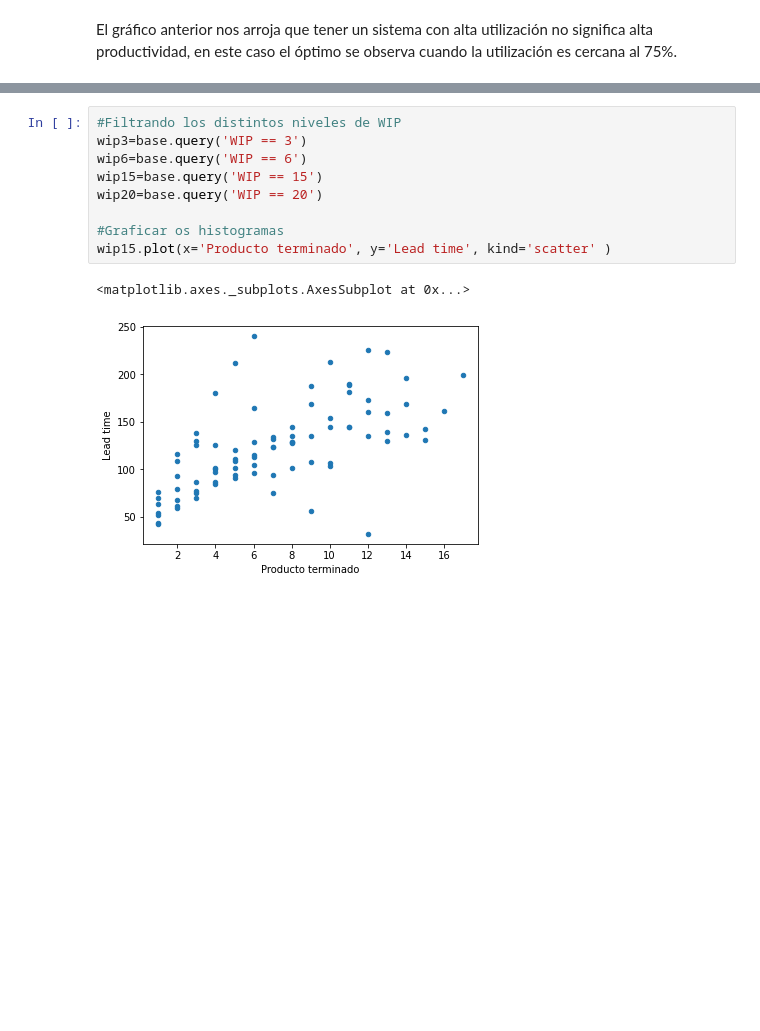
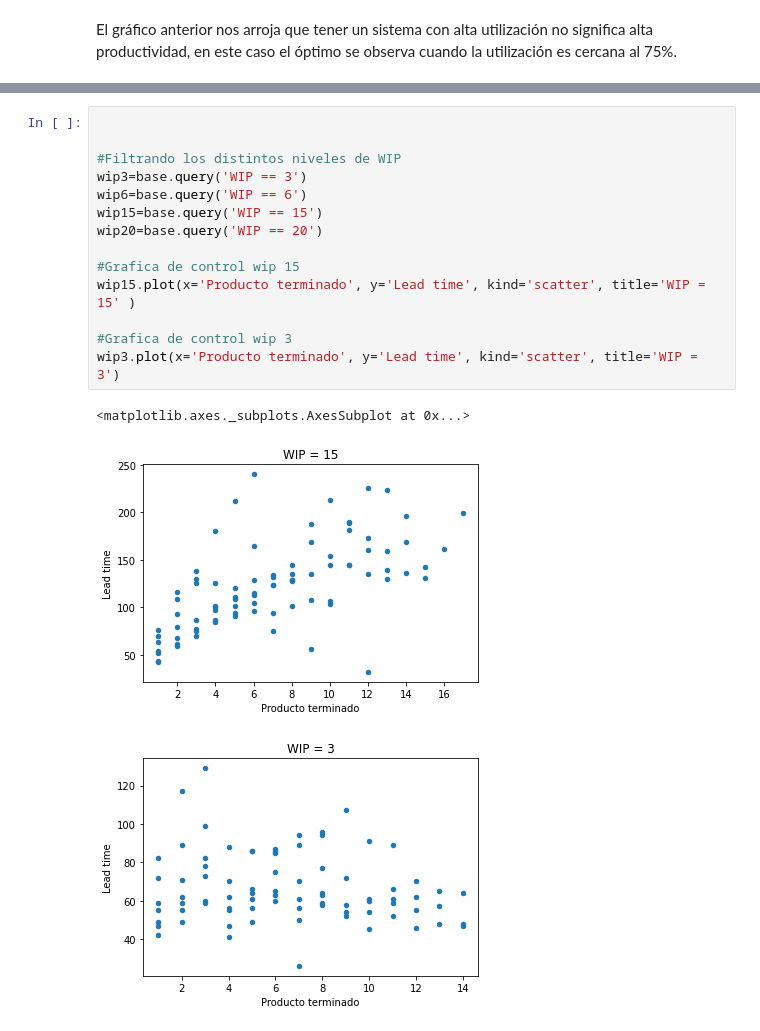
Before and after one commit to robertomoragad/Estadistica, a Jupyter notebook: Analiticas_Kanban_con_pandas.ipynb, the cells around one changed output, grey strips where cells are left out. Drawn from its saved outputs; the diff is of its cells as text; blank space fills up the shorter version.

```diff
--- a/Analiticas_Kanban_con_pandas.ipynb
+++ b/Analiticas_Kanban_con_pandas.ipynb
@@ -208,12 +222,18 @@ Espero que este documento sirva de ejemplo para comprender un sistema de flujo,
 # %%
+
+
 #Filtrando los distintos niveles de WIP
 wip3=base.query('WIP == 3')
 wip6=base.query('WIP == 6')
 wip15=base.query('WIP == 15')
 wip20=base.query('WIP == 20')
 
-#Graficar os histogramas
-wip15.plot(x='Producto terminado', y='Lead time', kind='scatter' )
+#Grafica de control wip 15
+wip15.plot(x='Producto terminado', y='Lead time', kind='scatter', title='WIP = 15' )
+
+#Grafica de control wip 3
+wip3.plot(x='Producto terminado', y='Lead time', kind='scatter', title='WIP = 3')
 # %% [output]
 <matplotlib.axes._subplots.AxesSubplot at 0x...>
-[figure, old version]
+[figure, new version]
+[figure, added]
```
Also changed, not shown: parts of 4 cells of this notebook.
